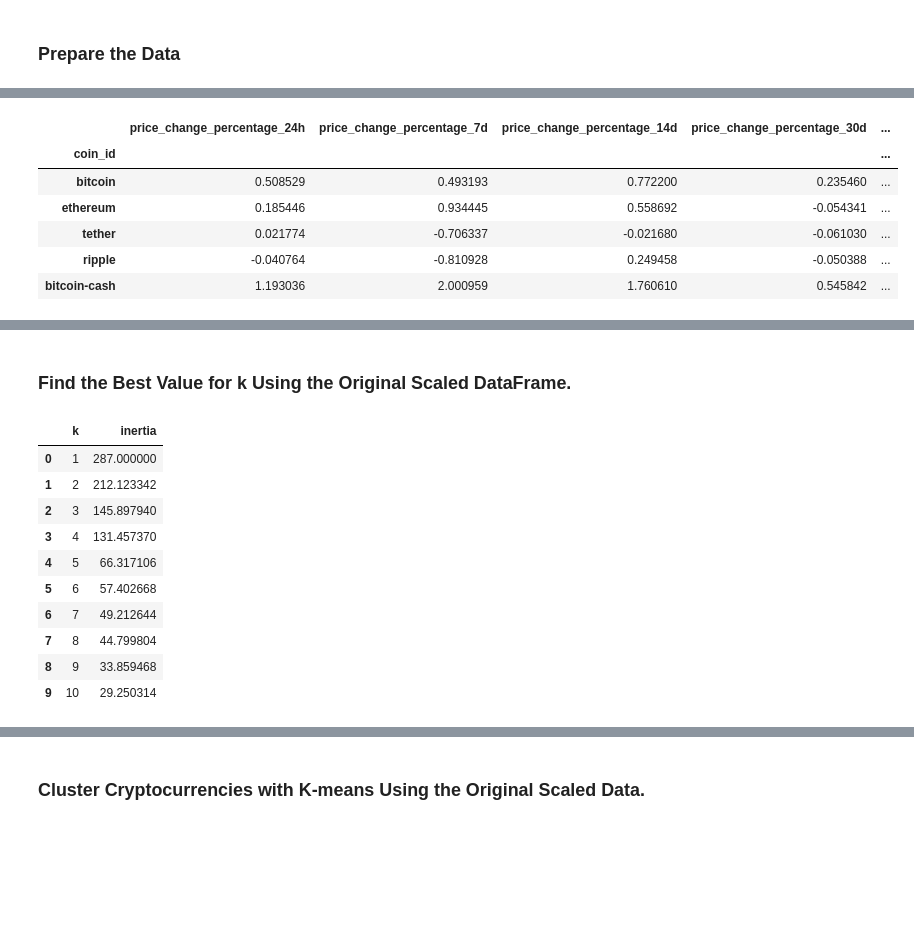
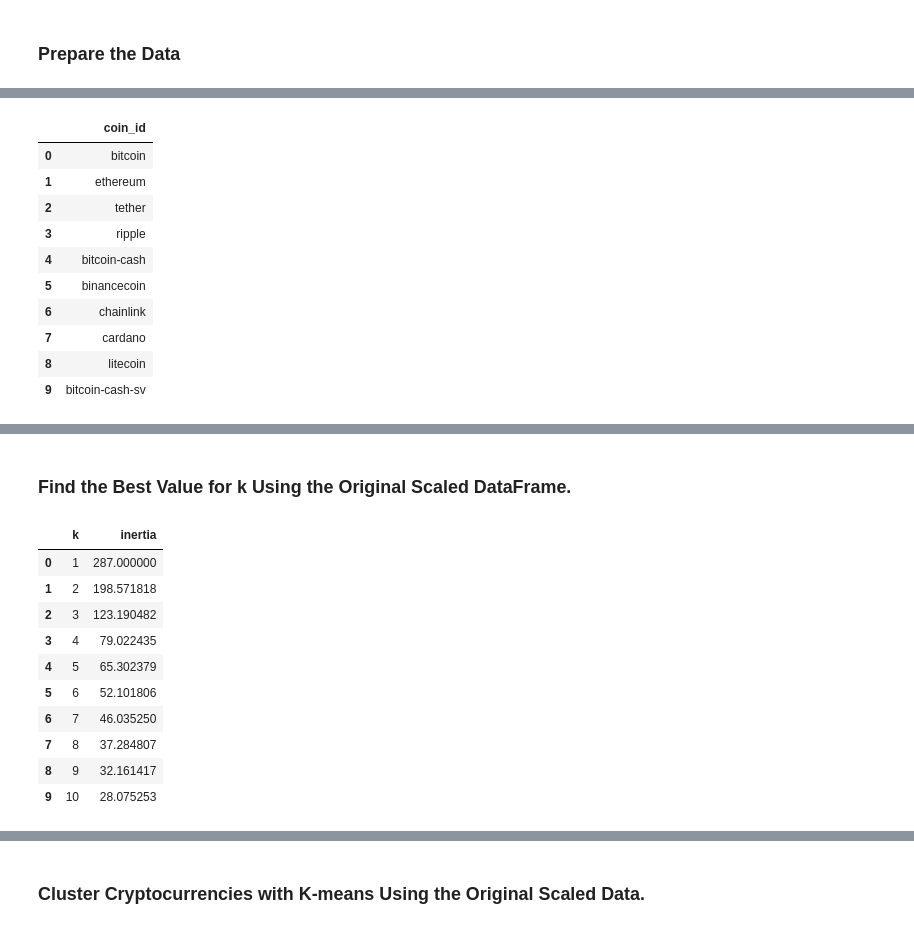
Before and after one commit to skiluvia/CryptoClustering, a Jupyter notebook: Crypto_Clustering.ipynb, the cells around one changed output, grey strips where cells are left out. Cells and saved outputs as stored; diff of their text form; code cells hidden in the pictures; blank space fills up the shorter version.

```diff
--- a/Crypto_Clustering.ipynb
+++ b/Crypto_Clustering.ipynb
@@ -40,3 +40,12 @@ market_data_df.describe()
 ### Prepare the Data
 # %%
 # Use the `StandardScaler()` module from scikit-learn to normalize the data from the CSV file
+
+# create a StandardScaler instance
+scaler = StandardScaler()
+# fit the StandardScaler
+scaler.fit(market_data_df)
+# scale/transform the data
+scaled_data = scaler.transform(market_data_df)
+display(scaled_data.shape)
+display(scaled_data)
@@ -43,19 +71,26 @@ market_data_df.describe()
 # %%
 # Create a DataFrame with the scaled data
-
+transformed_scaled_data = pd.DataFrame(scaled_data, columns=market_data_df.columns)
 
 # Copy the crypto names from the original data
-
+transformed_scaled_data["coin_id"] = market_data_df.index
+crypto_names = transformed_scaled_data['coin_id'].to_frame()
 
 # Set the coinid column as index
-
+transformed_scaled_data.set_index("coin_id", inplace=True)
 
 # Display sample data
+display(crypto_names.head(10))
+display(transformed_scaled_data.head(10))
 # %% [output]
-|  | price_change_percentage_24h | price_change_percentage_7d | price_change_percentage_14d | price_change_percentage_30d | ... |
-| coin_id |  |  |  |  | ... |
-| bitcoin | 0.508529 | 0.493193 | 0.772200 | 0.235460 | ... |
-| ethereum | 0.185446 | 0.934445 | 0.558692 | -0.054341 | ... |
-| tether | 0.021774 | -0.706337 | -0.021680 | -0.061030 | ... |
-| ripple | -0.040764 | -0.810928 | 0.249458 | -0.050388 | ... |
-| bitcoin-cash | 1.193036 | 2.000959 | 1.760610 | 0.545842 | ... |
+|  | coin_id |
+| 0 | bitcoin |
+| 1 | ethereum |
+| 2 | tether |
+| 3 | ripple |
+| 4 | bitcoin-cash |
+| 5 | binancecoin |
+| 6 | chainlink |
+| 7 | cardano |
+| 8 | litecoin |
+| 9 | bitcoin-cash-sv |
@@ -64,37 +111,43 @@ market_data_df.describe()
 # %%
 # Create a list with the number of k-values to try
 # Use a range from 1 to 11
-
+k_values = list(range(1, 11))
 
 # Create an empty list to store the inertia values
-
+inertia = []
 
 # Create a for loop to compute the inertia with each possible value of k
 # Inside the loop:
 # 1. Create a KMeans model using the loop counter for the n_clusters
 # 2. Fit the model to the data using the scaled DataFrame
 # 3. Append the model.inertia_ to the inertia list
-
+import warnings
+warnings.filterwarnings("ignore")
+for k in k_values:
+    model = KMeans(n_clusters=k, random_state=0)
+    model.fit(transformed_scaled_data)
+    inertia.append(model.inertia_)
 
 # Create a dictionary with the data to plot the Elbow curve
-
+elbow_data = {"k": k_values, "inertia": inertia}
 
 # Create a DataFrame with the data to plot the Elbow curve
-
+df_elbow = pd.DataFrame(elbow_data)
 
 # Display the DataFrame
+df_elbow.head(10)
 # %% [output]
 |  | k | inertia |
 | 0 | 1 | 287.000000 |
-| 1 | 2 | 212.123342 |
-| 2 | 3 | 145.897940 |
-| 3 | 4 | 131.457370 |
-| 4 | 5 | 66.317106 |
-| 5 | 6 | 57.402668 |
-| 6 | 7 | 49.212644 |
-| 7 | 8 | 44.799804 |
-| 8 | 9 | 33.859468 |
-| 9 | 10 | 29.250314 |
+| 1 | 2 | 198.571818 |
+| 2 | 3 | 123.190482 |
+| 3 | 4 | 79.022435 |
+| 4 | 5 | 65.302379 |
+| 5 | 6 | 52.101806 |
+| 6 | 7 | 46.035250 |
+| 7 | 8 | 37.284807 |
+| 8 | 9 | 32.161417 |
+| 9 | 10 | 28.075253 |
 # %%
 # Plot a line chart with all the inertia values computed with
 # the different values of k to visually identify the optimal value for k.
```
Also changed, not shown: parts of 16 cells of this notebook.
